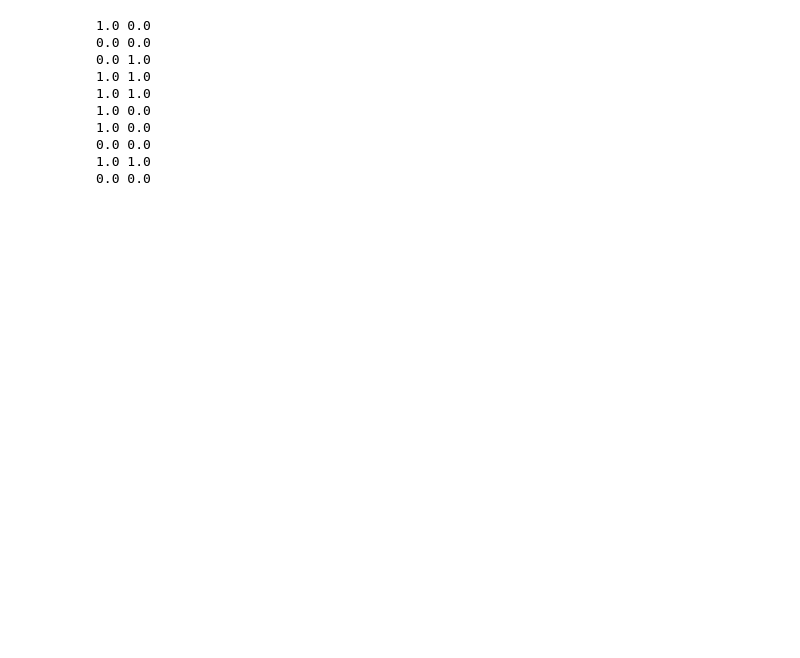
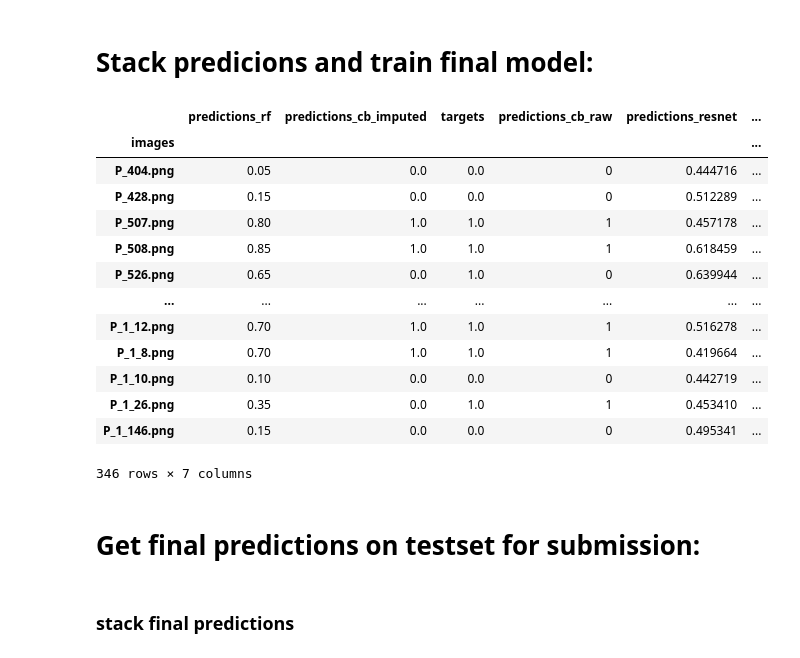
Before and after one commit to t-schanz/HIDA_LFL, a Jupyter notebook: notebooks/Pipeline.ipynb, the cells around one changed output. Saved outputs shown, nothing was run; the diff lists cells and outputs as text; code cells hidden in the pictures; blank space fills up the shorter version.

```diff
--- a/notebooks/Pipeline.ipynb
+++ b/notebooks/Pipeline.ipynb
@@ -237,13 +277,7 @@ catboost_imputed_results_df = pd.DataFrame(catboost_imputed_results)
 # %%
-# get predictions from imputed random forest:
-sc = StandardScaler()
-X_train_scaled = sc.fit_transform(X_train.values)
-X_test_scaled = sc.transform(X_test.values)
+scaler = StandardScaler()
+X_train_scaled = scaler.fit_transform(X_train.values)
+X_test_scaled = scaler.transform(X_test.values)
 
-
-regressor = RandomForestRegressor(n_estimators=20, random_state=0)
-regressor.fit(X_train_scaled, y_train)
-y_pred = regressor.predict(X_test_scaled)
-
-rf_results = dict(predictions_rf=list(y_pred), images=image_names.to_list())
-rf_results_df = pd.DataFrame(rf_results)
+rf_regressor = RandomForestRegressor(n_estimators=20, random_state=0)
+rf_regressor.fit(X_train_scaled, y_train)
@@ -249,0 +288,4 @@ rf_results_df = pd.DataFrame(rf_results)
+# %%
+# fit model on training data
+model_xboost_imputed = XGBClassifier()
+model_xboost_imputed.fit(X_train.values, y_train.values)
@@ -250,32 +358,39 @@ rf_results_df = pd.DataFrame(rf_results)
+# %% [markdown]
+# Stack predicions and train final model:
+# %%
+rf_results_df = rf_results_df.set_index("images")
+catboost_imputed_results_df = catboost_imputed_results_df.set_index("images")
+catboost_results_df = catboost_results_df.set_index("images")
+resnet_df = resnet_df.set_index("images")
+xgboost_imputed_results_df = xgboost_imputed_results_df.set_index("images")
+xgboost_results_df = xgboost_results_df.set_index("images")
 # %%
-# stack predicions:
-rf_results_df = rf_results_df.set_index("images")
-catboost_imputed_results_df = catboost_imputed_results_df.set_index("images")
-catboost_results_df = catboost_results_df.set_index("images")
-resnet_df = resnet_df.set_index("images")
-
-all_predictions = pd.concat([rf_results_df, catboost_imputed_results_df,resnet_df, catboost_results_df], axis=1)
+all_predictions = pd.concat([rf_results_df, catboost_imputed_results_df, catboost_results_df, resnet_df, xgboost_imputed_results_df, xgboost_results_df], axis=1)
 X_train = all_predictions.drop(columns="targets").values[:-10]
 X_test = all_predictions.drop(columns="targets").values[-10:]
 y_train = all_predictions["targets"].values[:-10]
 y_test = all_predictions["targets"].values[-10:]
 
-
 # final stacking model:
-model = CatBoostClassifier(verbose=0, iterations=1000, task_type="GPU", devices='0:1')
-model.fit(X_train, y_train)
-yhat = model.predict(X_test)
+final_model = CatBoostClassifier(verbose=0, iterations=1000, task_type="GPU", devices='0:1')
+final_model.fit(X_train, y_train)
+yhat = final_model.predict(X_test)
-# %%
-for x,y in zip(y_test, yhat):
-    print(x,y)
-# %% [output]
-1.0 0.0
-0.0 0.0
-0.0 1.0
-1.0 1.0
-1.0 1.0
-1.0 0.0
-1.0 0.0
-0.0 0.0
-1.0 1.0
-0.0 0.0
+# %%
+all_predictions
+# %% [output]
+|  | predictions_rf | predictions_cb_imputed | targets | predictions_cb_raw | predictions_resnet | ... |
+| images |  |  |  |  |  | ... |
+| P_404.png | 0.05 | 0.0 | 0.0 | 0 | 0.444716 | ... |
+| P_428.png | 0.15 | 0.0 | 0.0 | 0 | 0.512289 | ... |
+| P_507.png | 0.80 | 1.0 | 1.0 | 1 | 0.457178 | ... |
+| P_508.png | 0.85 | 1.0 | 1.0 | 1 | 0.618459 | ... |
+| P_526.png | 0.65 | 0.0 | 1.0 | 0 | 0.639944 | ... |
+| ... | ... | ... | ... | ... | ... | ... |
+| P_1_12.png | 0.70 | 1.0 | 1.0 | 1 | 0.516278 | ... |
+| P_1_8.png | 0.70 | 1.0 | 1.0 | 1 | 0.419664 | ... |
+| P_1_10.png | 0.10 | 0.0 | 0.0 | 0 | 0.442719 | ... |
+| P_1_26.png | 0.35 | 0.0 | 1.0 | 1 | 0.453410 | ... |
+| P_1_146.png | 0.15 | 0.0 | 0.0 | 0 | 0.495341 | ... |
+346 rows × 7 columns
+# %% [markdown]
+# Get final predictions on testset for submission:
@@ -281,0 +463,2 @@ for x,y in zip(y_test, yhat):
+# %% [markdown]
+### stack final predictions
```
Also changed, not shown: parts of 24 cells of this notebook, 1 other file.
